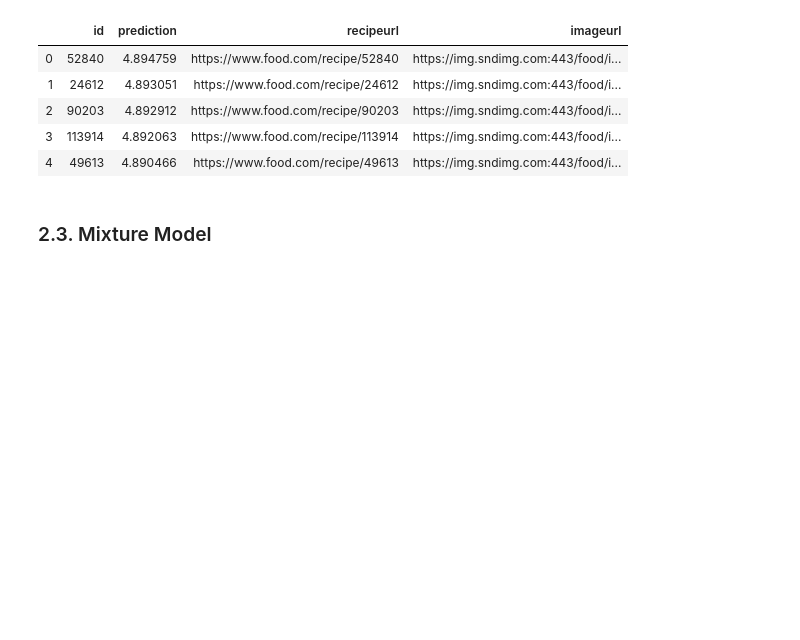
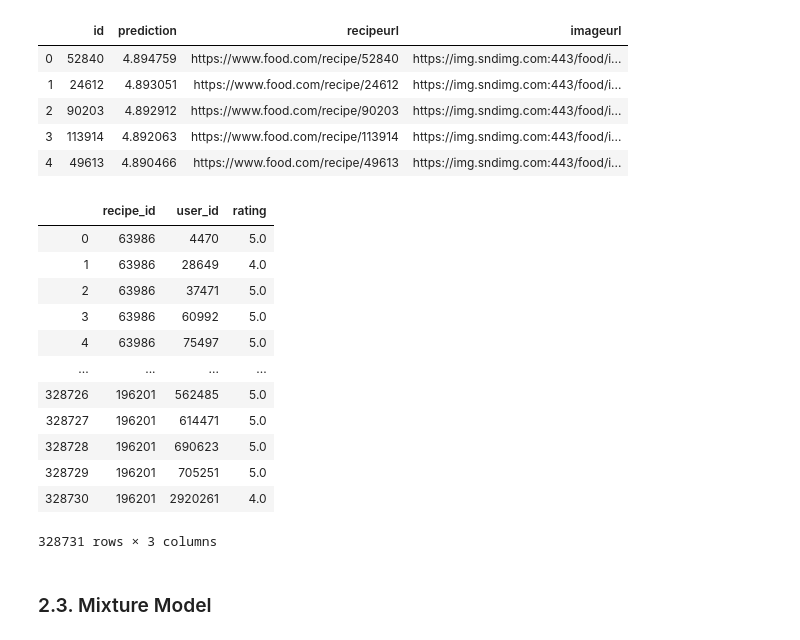
Before and after one commit to CaroHolt/WebMiningRecipeProject, a Jupyter notebook: code/Content Mining Caro.ipynb, the cells around one changed output. Saved outputs shown, nothing was run; the diff lists cells and outputs as text; code cells hidden in the pictures; blank space fills up the shorter version.

```diff
--- a/code/Content Mining Caro.ipynb
+++ b/code/Content Mining Caro.ipynb
@@ -565,6 +569,8 @@ cosine_sim.shape
 (11050, 11050)
 # %% [markdown]
 ### Make recommendations for Coverage
+# %%
+df_rmerged = df_rmerged.set_index('recipe_id')
 # %%
 #return top k predicted ratings in readable form
 
@@ -808,6 +802,22 @@ get_user_recommendations(60992, mixed_sim, content_processed, interactions, df_r
 | 2 | 90203 | 4.892912 | https://www.food.com/recipe/90203 | https://img.sndimg.com:443/food/i... |
 | 3 | 113914 | 4.892063 | https://www.food.com/recipe/113914 | https://img.sndimg.com:443/food/i... |
 | 4 | 49613 | 4.890466 | https://www.food.com/recipe/49613 | https://img.sndimg.com:443/food/i... |
+# %%
+interactions
+# %% [output]
+|  | recipe_id | user_id | rating |
+| 0 | 63986 | 4470 | 5.0 |
+| 1 | 63986 | 28649 | 4.0 |
+| 2 | 63986 | 37471 | 5.0 |
+| 3 | 63986 | 60992 | 5.0 |
+| 4 | 63986 | 75497 | 5.0 |
+| ... | ... | ... | ... |
+| 328726 | 196201 | 562485 | 5.0 |
+| 328727 | 196201 | 614471 | 5.0 |
+| 328728 | 196201 | 690623 | 5.0 |
+| 328729 | 196201 | 705251 | 5.0 |
+| 328730 | 196201 | 2920261 | 4.0 |
+328731 rows × 3 columns
 # %% [markdown]
 <a id='mixture'></a>
 ### 2.3. Mixture Model
```
Also changed, not shown: parts of 4 cells of this notebook, 1 other file.
